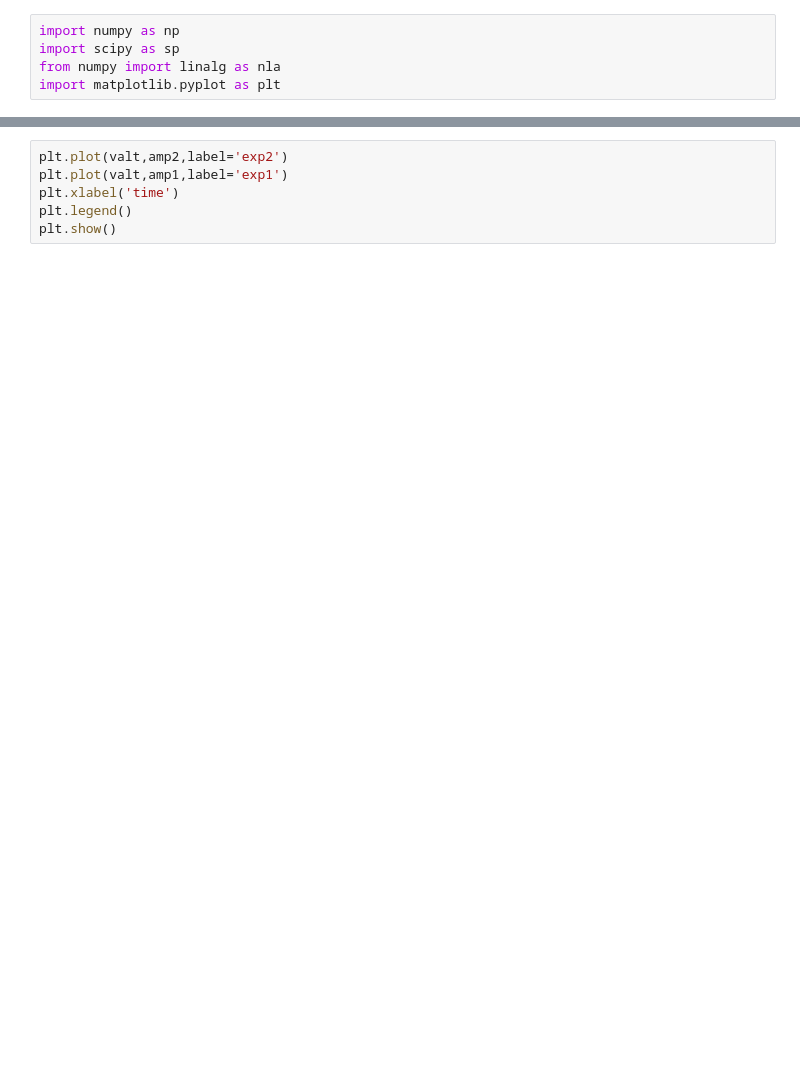
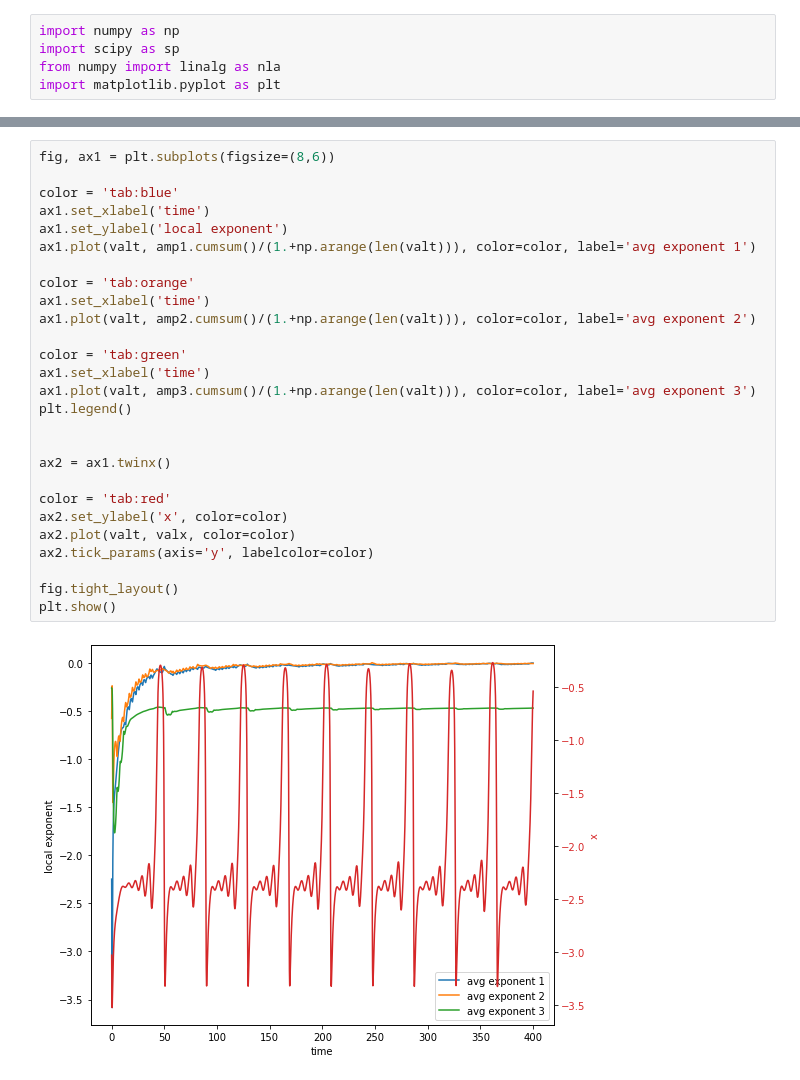
Before and after one commit to tdejardi96/Miscellaneous, a Jupyter notebook: lyapunov2.ipynb, the cells around one changed output, grey strips where cells are left out. Cells and saved outputs as stored; diff of their text form; blank space fills up the shorter version.

```diff
--- a/lyapunov2.ipynb
+++ b/lyapunov2.ipynb
@@ -143,6 +164,29 @@ plt.show()
-# %%
-plt.plot(valt,amp2,label='exp2')
-plt.plot(valt,amp1,label='exp1')
-plt.xlabel('time')
-plt.legend()
-plt.show()
+# %%
+fig, ax1 = plt.subplots(figsize=(8,6))
+
+color = 'tab:blue'
+ax1.set_xlabel('time')
+ax1.set_ylabel('local exponent')
+ax1.plot(valt, amp1.cumsum()/(1.+np.arange(len(valt))), color=color, label='avg exponent 1')
+
+color = 'tab:orange'
+ax1.set_xlabel('time')
+ax1.plot(valt, amp2.cumsum()/(1.+np.arange(len(valt))), color=color, label='avg exponent 2')
+
+color = 'tab:green'
+ax1.set_xlabel('time')
+ax1.plot(valt, amp3.cumsum()/(1.+np.arange(len(valt))), color=color, label='avg exponent 3')
+plt.legend()
+
+
+ax2 = ax1.twinx()
+
+color = 'tab:red'
+ax2.set_ylabel('x', color=color)
+ax2.plot(valt, valx, color=color)
+ax2.tick_params(axis='y', labelcolor=color)
+
+fig.tight_layout()
+plt.show()
+# %% [output]
+[figure, added]
```
Also changed, not shown: parts of 13 cells of this notebook.
